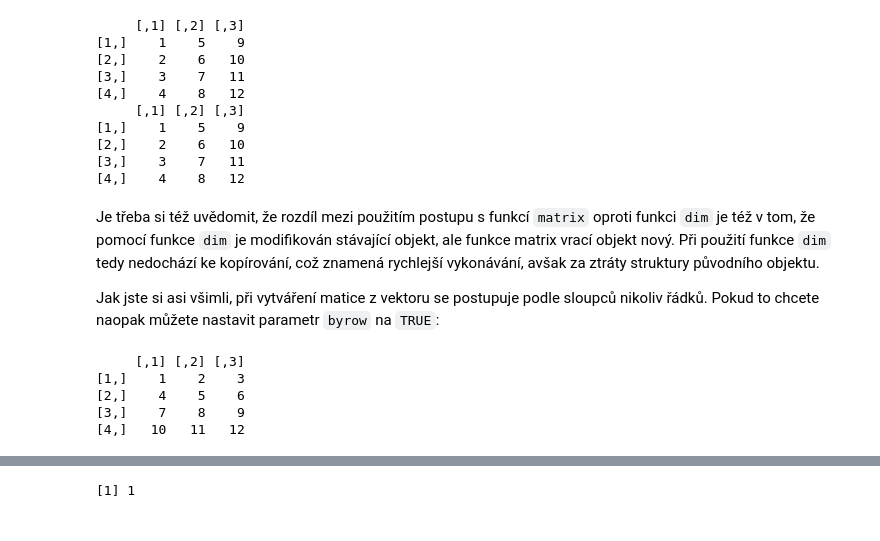
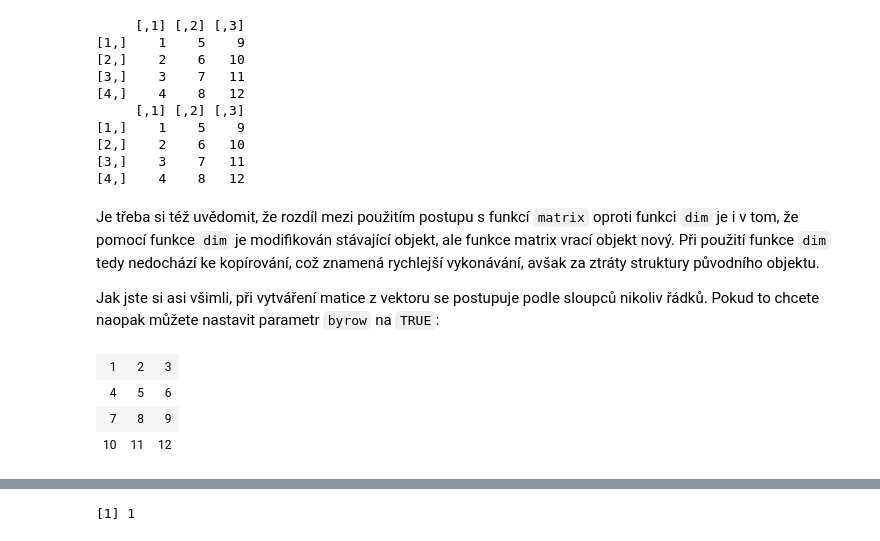
Before and after one commit to lich-uct/r_tutorial, a Jupyter notebook: 04/04.ipynb, the cells around one changed output, grey strips where cells are left out. Saved outputs shown, nothing was run; the diff lists cells and outputs as text; code cells hidden in the pictures.

```diff
--- a/04/04.ipynb
+++ b/04/04.ipynb
@@ -61,15 +68,14 @@ print(m_x)
 [3,]    3    7   11
 [4,]    4    8   12
 # %% [markdown]
-Je třeba si též uvědomit, že rozdíl mezi použitím postupu s funkcí `matrix` oproti funkci `dim` je též v tom, že pomocí funkce `dim` je modifikován stávající objekt, ale funkce matrix vrací objekt nový. Při použití funkce `dim` tedy nedochází ke kopírování, což znamená rychlejší vykonávání, avšak za ztráty struktury původního objektu.
+Je třeba si též uvědomit, že rozdíl mezi použitím postupu s funkcí `matrix` oproti funkci `dim` je i v tom, že pomocí funkce `dim` je modifikován stávající objekt, ale funkce matrix vrací objekt nový. Při použití funkce `dim` tedy nedochází ke kopírování, což znamená rychlejší vykonávání, avšak za ztráty struktury původního objektu.
 
 Jak jste si asi všimli, při vytváření matice z vektoru se postupuje podle sloupců nikoliv řádků. Pokud to chcete naopak můžete nastavit parametr `byrow` na `TRUE`:
 # %%
 m_x <- matrix(x, ncol = 3, byrow = T)
-print(m_x)
+m_x
 # %% [output]
-     [,1] [,2] [,3]
-[1,]    1    2    3
-[2,]    4    5    6
-[3,]    7    8    9
-[4,]   10   11   12
+| 1 | 2 | 3 |
+| 4 | 5 | 6 |
+| 7 | 8 | 9 |
+| 10 | 11 | 12 |
```
Also changed, not shown: parts of 24 cells of this notebook.
